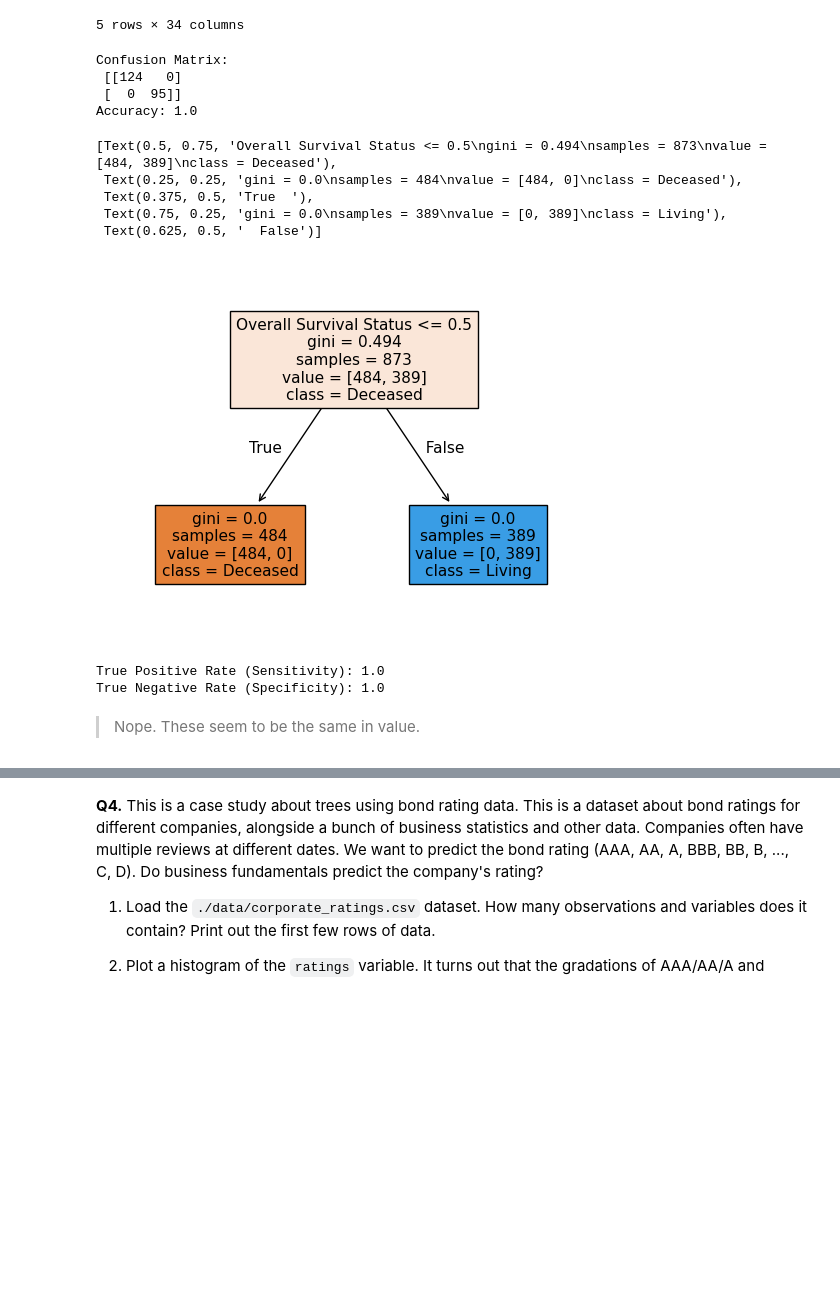
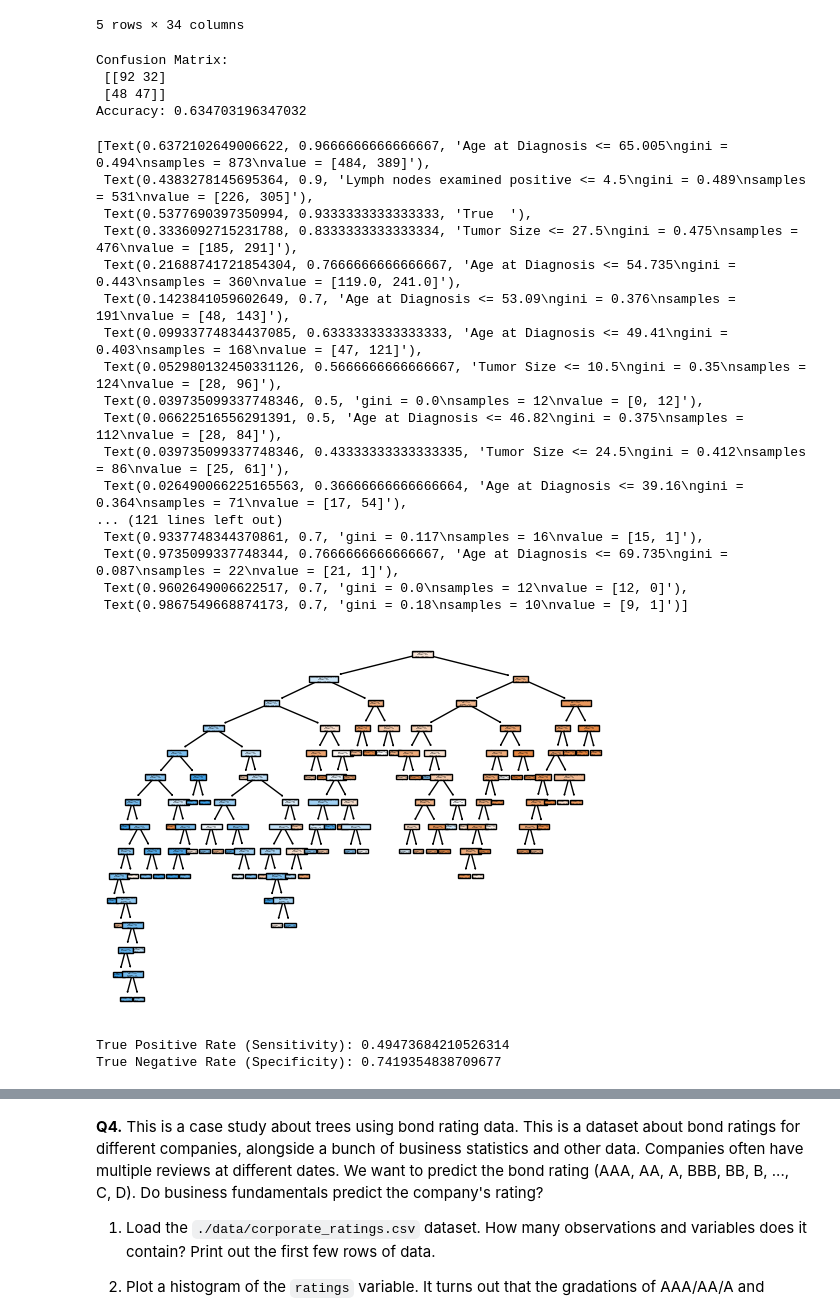
Before and after one commit to McMeans/trees, a Jupyter notebook: assignment/assignment.ipynb, the cells around one changed output, grey strips where cells are left out. Cells and saved outputs as stored; diff of their text form; code cells hidden in the pictures; blank space fills up the shorter version.

```diff
--- a/assignment/assignment.ipynb
+++ b/assignment/assignment.ipynb
@@ -265,56 +267,79 @@ from sklearn.tree import DecisionTreeClassifier, plot_tree
 from sklearn.metrics import accuracy_score, confusion_matrix
 from sklearn.preprocessing import LabelEncoder
 
-# drop rows with missing values
-df_dropped = df.dropna()
+# Define predictor variables
+predictor_vars = ['Tumor Size', 'Lymph nodes examined positive', 'Age at Diagnosis',
+                 'Tumor Stage', 'Chemotherapy', 'Cancer Type Detailed']
 
-# categorical columns
-categorical_cols = df_dropped.select_dtypes(include=['object']).columns
+# Create a copy of the dataframe
+df_encoded = df.dropna().copy()
 
-# copy dropped data
-df_encoded = df_dropped.copy()
+# Fill missing values with 'Missing' for categorical predictors
+categorical_predictors = ['Tumor Stage', 'Chemotherapy', 'Cancer Type Detailed']
+for col in categorical_predictors:
+    df_encoded[col] = df_encoded[col].fillna('Missing')
+    # Convert all values to strings
+    df_encoded[col] = df_encoded[col].astype(str)
 
-# encode categorical variables
-for col in categorical_cols:
+# Fill missing values with -1 for numeric predictors
+numeric_predictors = ['Tumor Size', 'Lymph nodes examined positive', 'Age at Diagnosis']
+for col in numeric_predictors:
+    df_encoded[col] = df_encoded[col].fillna(-1)
+
+# Encode categorical predictors
+for col in categorical_predictors:
     le = LabelEncoder()
     df_encoded[col] = le.fit_transform(df_encoded[col])
-    if col == 'Overall Survival Status':
-        target_le = le
 
-# define features and target
-X = df_encoded.iloc[:, :-1]
-y = df_encoded['Overall Survival Status']
+# Encode target variable
+target_le = LabelEncoder()
+y = target_le.fit_transform(df_encoded['Overall Survival Status'])
+
+# Define features (only the predictors) and target
+X = df_encoded[predictor_vars]
 
 # split data into training and testing sets
 X_train, X_test, y_train, y_test = train_test_split(X, y, test_size=0.2, random_state=42)
 
 # create decision tree classifier
 clf = DecisionTreeClassifier(min_samples_leaf=10, random_state=42)
 
 # train the model
 clf.fit(X_train, y_train)
 
 # make predictions
 y_pred = clf.predict(X_test)
 
 # print confusion matrix and accuracy
 cm = confusion_matrix(y_test, y_pred)
 print("Confusion Matrix:\n", cm)
 print("Accuracy:", accuracy_score(y_test, y_pred))
 
 # plot dendrogram
-plot_tree(clf, feature_names=X.columns, class_names=target_le.classes_, filled=True)
+plot_tree(clf, feature_names=X.columns, filled=True)
 # %% [output]
 Confusion Matrix:
- [[124   0]
- [  0  95]]
-Accuracy: 1.0
+ [[92 32]
+ [48 47]]
+Accuracy: 0.634703196347032
-[Text(0.5, 0.75, 'Overall Survival Status <= 0.5\ngini = 0.494\nsamples = 873\nvalue = [484, 389]\nclass = Deceased'),
- Text(0.25, 0.25, 'gini = 0.0\nsamples = 484\nvalue = [484, 0]\nclass = Deceased'),
- Text(0.375, 0.5, 'True  '),
- Text(0.75, 0.25, 'gini = 0.0\nsamples = 389\nvalue = [0, 389]\nclass = Living'),
- Text(0.625, 0.5, '  False')]
+[Text(0.6372102649006622, 0.9666666666666667, 'Age at Diagnosis <= 65.005\ngini = 0.494\nsamples = 873\nvalue = [484, 389]'),
+ Text(0.4383278145695364, 0.9, 'Lymph nodes examined positive <= 4.5\ngini = 0.489\nsamples = 531\nvalue = [226, 305]'),
+ Text(0.5377690397350994, 0.9333333333333333, 'True  '),
+ Text(0.3336092715231788, 0.8333333333333334, 'Tumor Size <= 27.5\ngini = 0.475\nsamples = 476\nvalue = [185, 291]'),
+ Text(0.21688741721854304, 0.7666666666666667, 'Age at Diagnosis <= 54.735\ngini = 0.443\nsamples = 360\nvalue = [119.0, 241.0]'),
+ Text(0.1423841059602649, 0.7, 'Age at Diagnosis <= 53.09\ngini = 0.376\nsamples = 191\nvalue = [48, 143]'),
+ Text(0.09933774834437085, 0.6333333333333333, 'Age at Diagnosis <= 49.41\ngini = 0.403\nsamples = 168\nvalue = [47, 121]'),
+ Text(0.052980132450331126, 0.5666666666666667, 'Tumor Size <= 10.5\ngini = 0.35\nsamples = 124\nvalue = [28, 96]'),
+ Text(0.039735099337748346, 0.5, 'gini = 0.0\nsamples = 12\nvalue = [0, 12]'),
+ Text(0.06622516556291391, 0.5, 'Age at Diagnosis <= 46.82\ngini = 0.375\nsamples = 112\nvalue = [28, 84]'),
+ Text(0.039735099337748346, 0.43333333333333335, 'Tumor Size <= 24.5\ngini = 0.412\nsamples = 86\nvalue = [25, 61]'),
+ Text(0.026490066225165563, 0.36666666666666664, 'Age at Diagnosis <= 39.16\ngini = 0.364\nsamples = 71\nvalue = [17, 54]'),
+... (121 lines left out)
+ Text(0.9337748344370861, 0.7, 'gini = 0.117\nsamples = 16\nvalue = [15, 1]'),
+ Text(0.9735099337748344, 0.7666666666666667, 'Age at Diagnosis <= 69.735\ngini = 0.087\nsamples = 22\nvalue = [21, 1]'),
+ Text(0.9602649006622517, 0.7, 'gini = 0.0\nsamples = 12\nvalue = [12, 0]'),
+ Text(0.9867549668874173, 0.7, 'gini = 0.18\nsamples = 10\nvalue = [9, 1]')]
-[figure, old version]
+[figure, new version]
 # %%
 # PART 4
 
@@ -325,7 +350,5 @@ tnr = float(tn) / (float(tn) + float(fp))
 print("True Positive Rate (Sensitivity):", tpr)
 print("True Negative Rate (Specificity):", tnr)
 # %% [output]
-True Positive Rate (Sensitivity): 1.0
-True Negative Rate (Specificity): 1.0
+True Positive Rate (Sensitivity): 0.49473684210526314
+True Negative Rate (Specificity): 0.7419354838709677
-# %% [markdown]
-> Nope. These seem to be the same in value.
```
Also changed, not shown: parts of 9 cells of this notebook.
